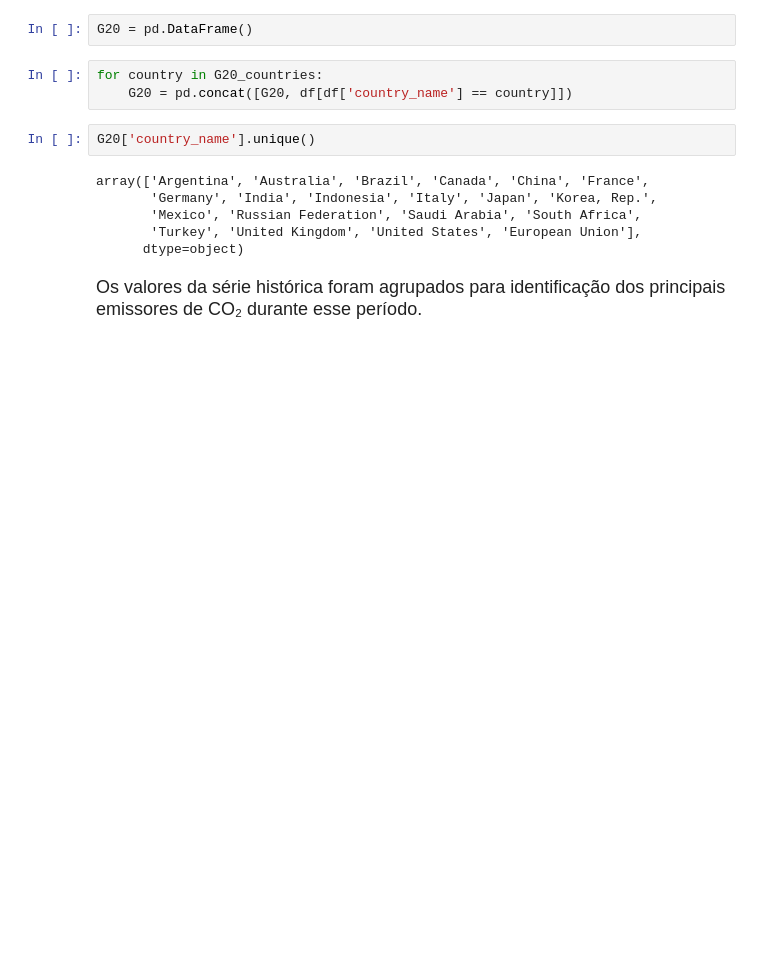
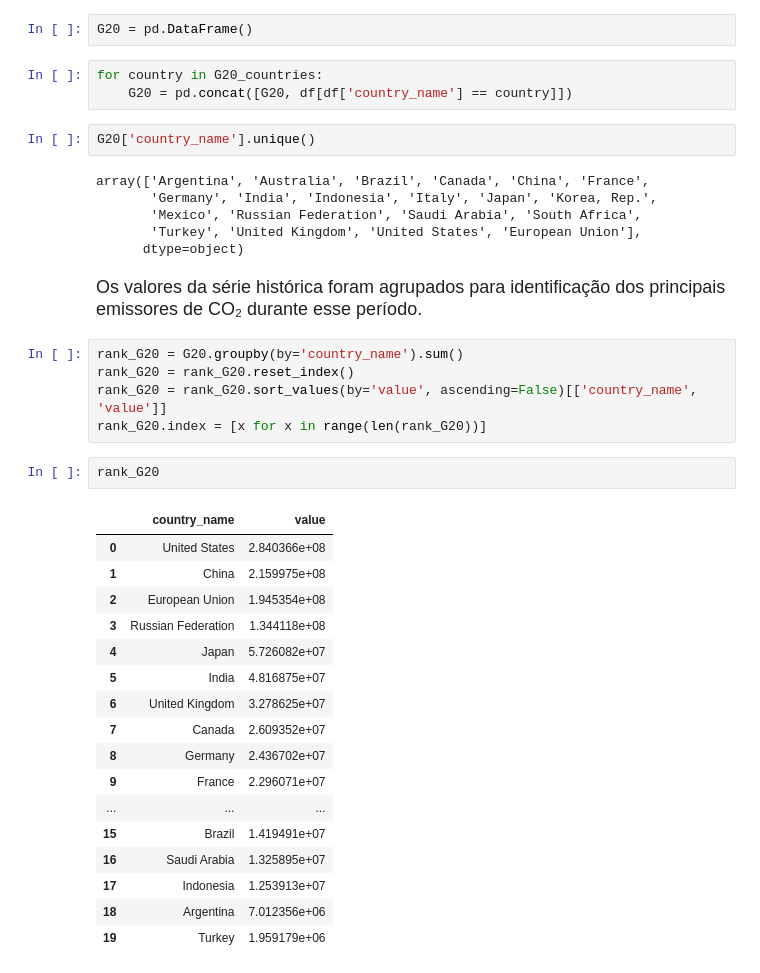
Before and after one commit to jmacedo91/01-World-Population-Data-Analysis, a Jupyter notebook: 001 - CO₂ Emissions.ipynb, the cells around one changed output. Saved outputs shown, nothing was run; the diff lists cells and outputs as text; blank space fills up the shorter version.

```diff
--- a/001 - CO₂ Emissions.ipynb
+++ b/001 - CO₂ Emissions.ipynb
@@ -104,3 +108,28 @@ array(['Argentina', 'Australia', 'Brazil', 'Canada', 'China', 'France',
       dtype=object)
 # %% [markdown]
 <font size=4>Os valores da série histórica foram agrupados para identificação dos principais emissores de CO₂ durante esse período.</font>
+# %%
+rank_G20 = G20.groupby(by='country_name').sum()
+rank_G20 = rank_G20.reset_index()
+rank_G20 = rank_G20.sort_values(by='value', ascending=False)[['country_name', 'value']]
+rank_G20.index = [x for x in range(len(rank_G20))]
+# %%
+rank_G20
+# %% [output]
+|  | country_name | value |
+| 0 | United States | 2.840366e+08 |
+| 1 | China | 2.159975e+08 |
+| 2 | European Union | 1.945354e+08 |
+| 3 | Russian Federation | 1.344118e+08 |
+| 4 | Japan | 5.726082e+07 |
+| 5 | India | 4.816875e+07 |
+| 6 | United Kingdom | 3.278625e+07 |
+| 7 | Canada | 2.609352e+07 |
+| 8 | Germany | 2.436702e+07 |
+| 9 | France | 2.296071e+07 |
+| ... | ... | ... |
+| 15 | Brazil | 1.419491e+07 |
+| 16 | Saudi Arabia | 1.325895e+07 |
+| 17 | Indonesia | 1.253913e+07 |
+| 18 | Argentina | 7.012356e+06 |
+| 19 | Turkey | 1.959179e+06 |
```
Also changed, not shown: parts of 4 cells of this notebook.
